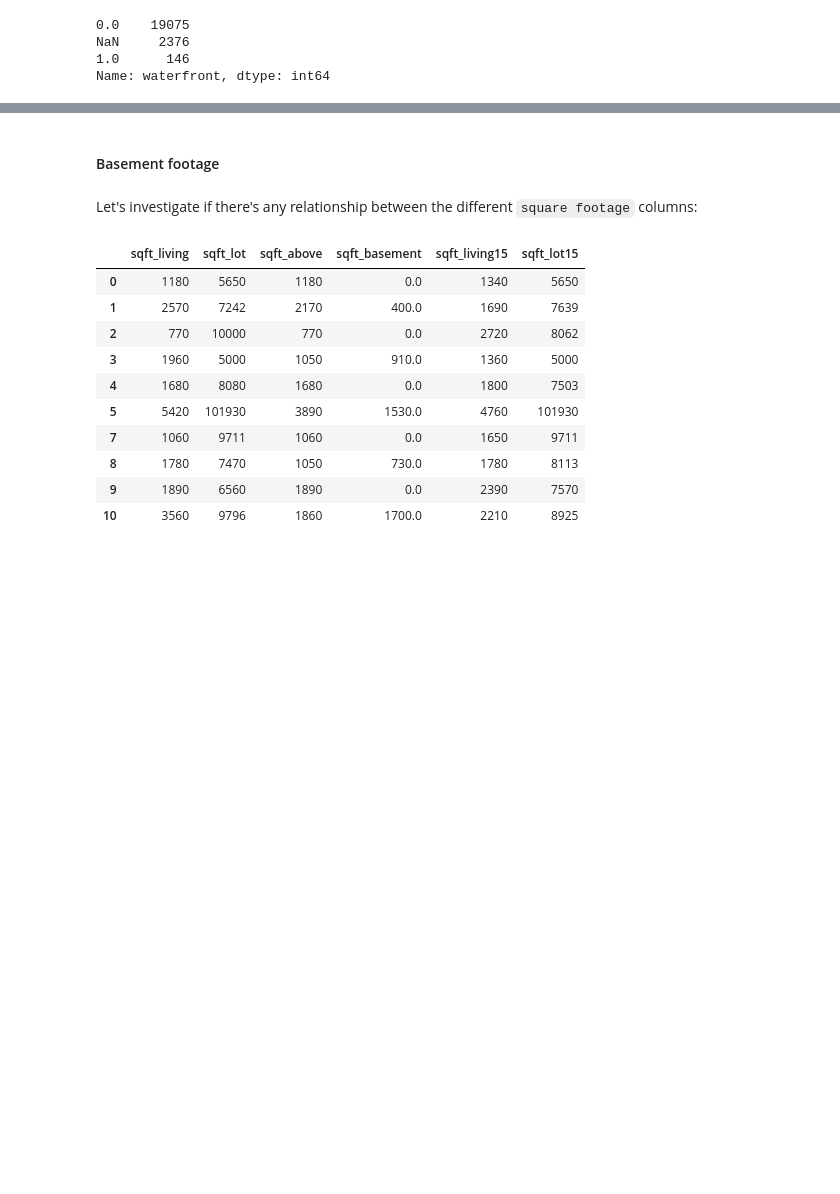
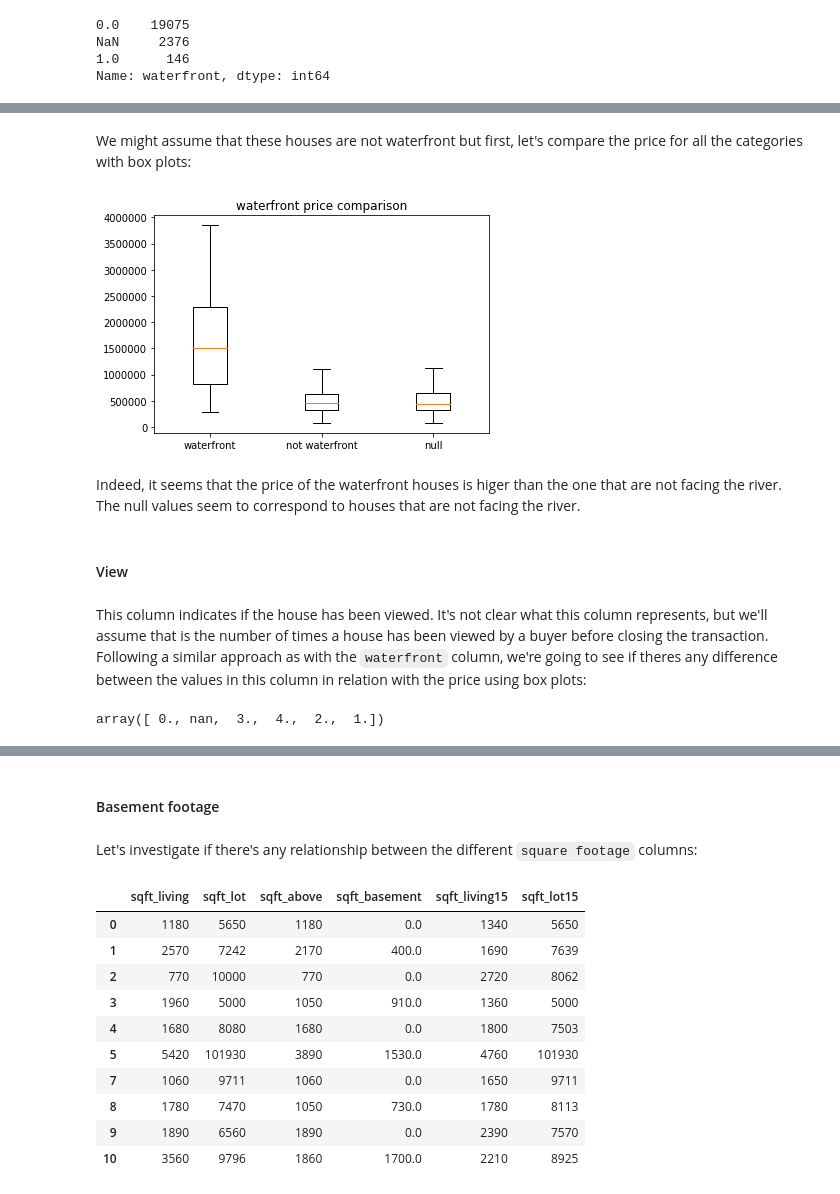
Before and after one commit to bartomolina/dsmod1project, a Jupyter notebook: student.ipynb, the cells around one changed output, grey strips where cells are left out. Drawn from its saved outputs; the diff is of its cells as text; code cells hidden in the pictures; blank space fills up the shorter version.

```diff
--- a/student.ipynb
+++ b/student.ipynb
@@ -261,0 +210,15 @@ Name: price, dtype: float64
+# %% [markdown]
+ We might assume that these houses are not waterfront but first, let's compare the price for all the categories with box plots:
+# %%
+# show a box plot with the three categories of waterfront: 1, 0, null
+wf_prices = []
+wf_prices.append(df[df['waterfront'] == 1.0].price)
+wf_prices.append(df[df['waterfront'] == 0.0].price)
+wf_prices.append(df[df['waterfront'].isna()].price)
+
+plt.title('waterfront price comparison')
+plt.boxplot(wf_prices, labels=['waterfront', 'not waterfront', 'null'], showfliers=False);
+# %% [output]
+[figure, added]
+# %% [markdown]
+Indeed, it seems that the price of the waterfront houses is higer than the one that are not facing the river. The null values seem to correspond to houses that are not facing the river.
@@ -261,0 +228,8 @@ Name: price, dtype: float64
+# %% [markdown]
+#### View
+# %% [markdown]
+This column indicates if the house has been viewed. It's not clear what this column represents, but we'll assume that is the number of times a house has been viewed by a buyer before closing the transaction. Following a similar approach as with the `waterfront` column, we're going to see if theres any difference between the values in this column in relation with the price using box plots:
+# %%
+df.view.unique()
+# %% [output]
+array([ 0., nan,  3.,  4.,  2.,  1.])
```
Also changed, not shown: parts of 30 cells of this notebook.
